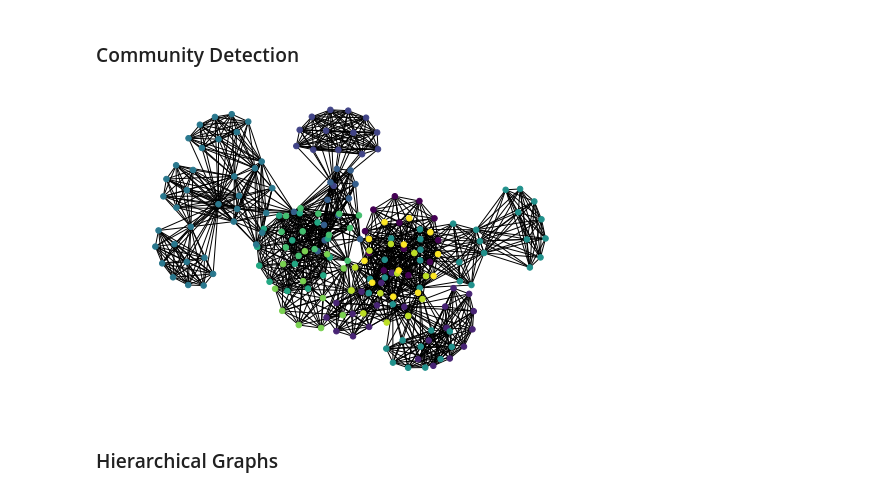
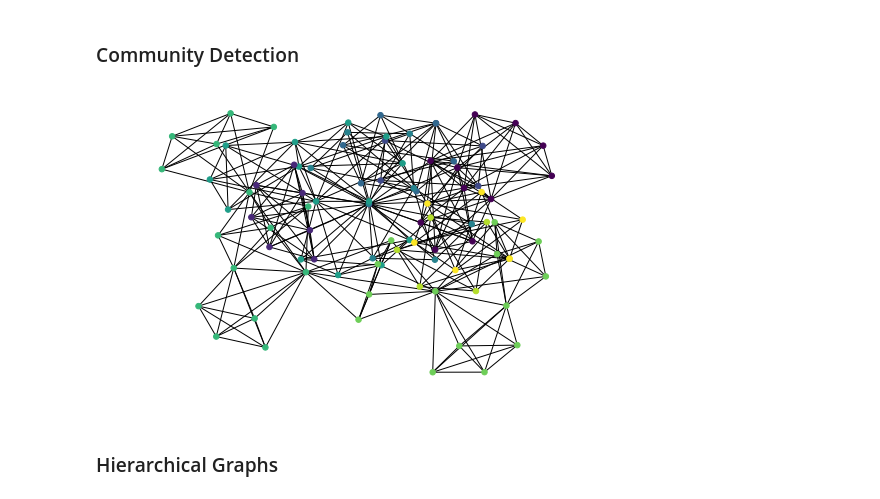
Before and after one commit to ironhack-datalabs/mad-oct-2018, a Jupyter notebook: module-3/lab-network-analysis/main.ipynb, the cells around one changed output. Drawn from its saved outputs; the diff is of its cells as text; code cells hidden in the pictures.

```diff
--- a/module-3/lab-network-analysis/main.ipynb
+++ b/module-3/lab-network-analysis/main.ipynb
@@ -404,12 +404,12 @@ nx.draw_kamada_kawai(ego, node_size=20, node_color='cyan', with_labels=False)
 # $ pip install python-louvain
 import community
 # %%
-parts = community.best_partition(B)
+parts = community.best_partition(G)
 # %%
 values = list(parts.values())
-nx.draw_kamada_kawai(B, node_size=30, node_color=values)
+nx.draw_kamada_kawai(G, node_size=30, node_color=values)
 # %% [output]
-[figure, old version]
+[figure, new version]
 # %% [markdown]
 ### Hierarchical Graphs
 # %%
```
Also changed, not shown: parts of 6 cells of this notebook.
